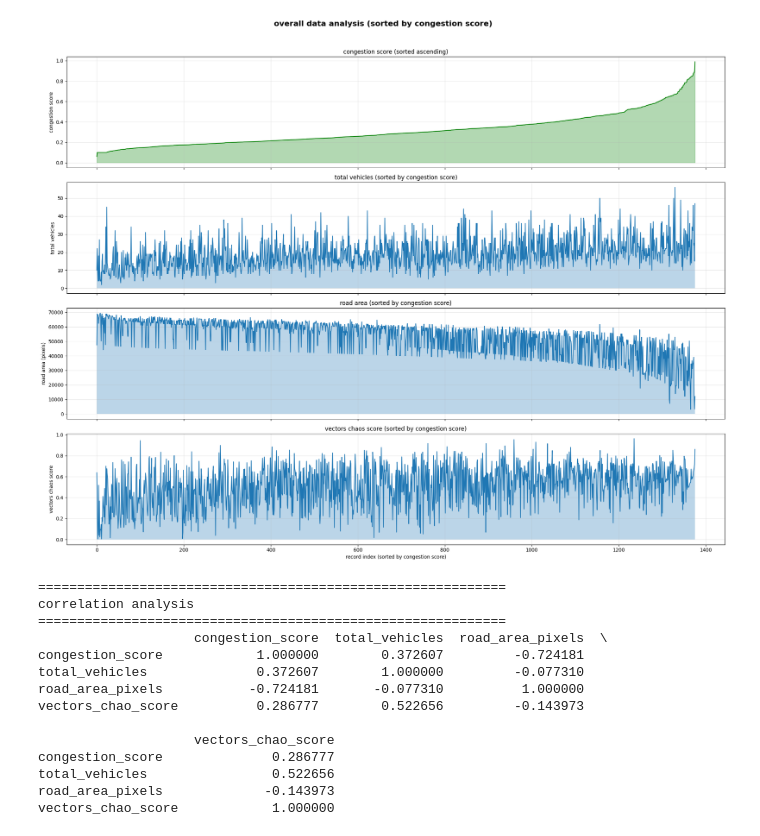
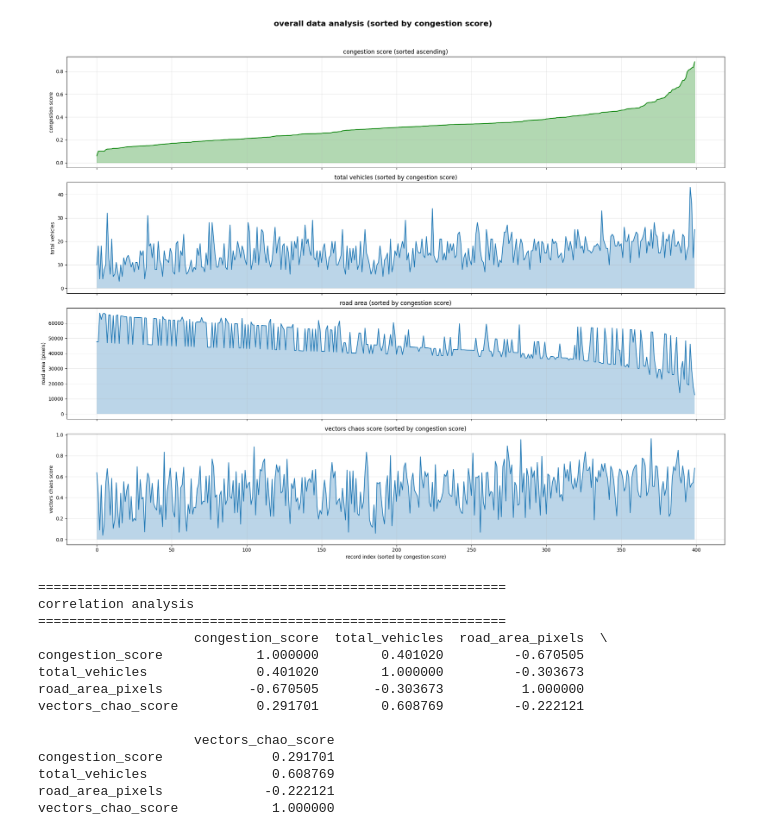
Before and after one commit to cjjjjjk/traaaa, a Jupyter notebook: weekly_report/week14_15/test.ipynb, the cells around one changed output. Saved outputs shown, nothing was run; the diff lists cells and outputs as text; code cells hidden in the pictures.

```diff
--- a/weekly_report/week14_15/test.ipynb
+++ b/weekly_report/week14_15/test.ipynb
@@ -5,7 +5,7 @@ import matplotlib.dates as mdates
 import numpy as np
 
 # read csv file
-df = pd.read_csv('databases.csv')
+df = pd.read_csv('test/databases.csv')
 
 # convert timestamp to datetime
 df['timestamp'] = pd.to_datetime(df['timestamp'])
@@ -118,8 +118,6 @@ for date in unique_dates:
     print("\nroad area and chaos score statistics:")
     print(df_day[['road_area_pixels', 'vectors_chao_score', 'congestion_score']].describe())
 # %%
-# overall analysis: sorted by congestion_score
-# calculate total vehicles
 df_analysis = df.copy()
 df_analysis['total_vehicles'] = (
     df_analysis['car_count'] +
@@ -128,14 +126,12 @@ df_analysis['total_vehicles'] = (
     df_analysis['motorcycle_count']
 )
 
-# sort by congestion_score
-df_sorted = df_analysis.sort_values('congestion_score').reset_index(drop=True)
-# df_sorted = df_analysis.sort_values('total_vehicles').reset_index(drop=True)
+df_sorted = df_analysis.head(400).sort_values('congestion_score').reset_index(drop=True)
+# df_sorted = df_analysis.sort_values('vectors_chao_score').reset_index(drop=True)
 
-# create index for x-axis
 x_index = range(len(df_sorted))
 
-# create 4x1 subplot (1 column, wider display)
+# create 4x1
 fig, axes = plt.subplots(4, 1, figsize=(20, 16), sharex=True)
 fig.suptitle(
     'overall data analysis (sorted by congestion score)',
@@ -143,63 +139,63 @@ fig.suptitle(
     fontweight='bold'
 )
 
-# chart 1: congestion_score
+# congestion_score
 axes[0].plot(x_index, df_sorted['congestion_score'], linewidth=1.5, color='green')
 axes[0].set_ylabel('congestion score')
 axes[0].set_title('congestion score (sorted ascending)')
 axes[0].grid(True, alpha=0.3)
 axes[0].fill_between(x_index, df_sorted['congestion_score'], alpha=0.3, color='green')
 
-# chart 2: total vehicles
+# total vehicles
 axes[1].plot(x_index, df_sorted['total_vehicles'], linewidth=1.5)
 axes[1].set_ylabel('total vehicles')
 axes[1].set_title('total vehicles (sorted by congestion score)')
 axes[1].grid(True, alpha=0.3)
 axes[1].fill_between(x_index, df_sorted['total_vehicles'], alpha=0.3)
 
-# chart 3: road area
+# road area
 axes[2].plot(x_index, df_sorted['road_area_pixels'], linewidth=1.5)
 axes[2].set_ylabel('road area (pixels)')
 axes[2].set_title('road area (sorted by congestion score)')
 axes[2].grid(True, alpha=0.3)
 axes[2].fill_between(x_index, df_sorted['road_area_pixels'], alpha=0.3)
 
-# chart 4: vectors_chao_score
+# vectors_chao_score
 axes[3].plot(x_index, df_sorted['vectors_chao_score'], linewidth=1.5)
 axes[3].set_xlabel('record index (sorted by congestion score)')
 axes[3].set_ylabel('vectors chaos score')
 axes[3].set_title('vectors chaos score (sorted by congestion score)')
 axes[3].grid(True, alpha=0.3)
 axes[3].fill_between(x_index, df_sorted['vectors_chao_score'], alpha=0.3)
 
 plt.tight_layout(rect=[0, 0, 1, 0.96])
 plt.show()
 
 print("\n" + "=" * 60)
 print("correlation analysis")
 print("=" * 60)
 correlation_cols = [
     'congestion_score',
     'total_vehicles',
     'road_area_pixels',
     'vectors_chao_score'
 ]
 print(df_sorted[correlation_cols].corr())
 # %% [output]
-[figure, old version]
+[figure, new version]
 ============================================================
 correlation analysis
 ============================================================
                     congestion_score  total_vehicles  road_area_pixels  \
-congestion_score            1.000000        0.372607         -0.724181
-total_vehicles              0.372607        1.000000         -0.077310
-road_area_pixels           -0.724181       -0.077310          1.000000
-vectors_chao_score          0.286777        0.522656         -0.143973
+congestion_score            1.000000        0.401020         -0.670505
+total_vehicles              0.401020        1.000000         -0.303673
+road_area_pixels           -0.670505       -0.303673          1.000000
+vectors_chao_score          0.291701        0.608769         -0.222121
 
                     vectors_chao_score
-congestion_score              0.286777
-total_vehicles                0.522656
-road_area_pixels             -0.143973
+congestion_score              0.291701
+total_vehicles                0.608769
+road_area_pixels             -0.222121
 vectors_chao_score            1.000000
 # %% [markdown]
 ![image.png](attachment:image.png) ![image-2.png](attachment:image-2.png)
```
Also changed, not shown: parts of 2 cells of this notebook, 15 other files.
